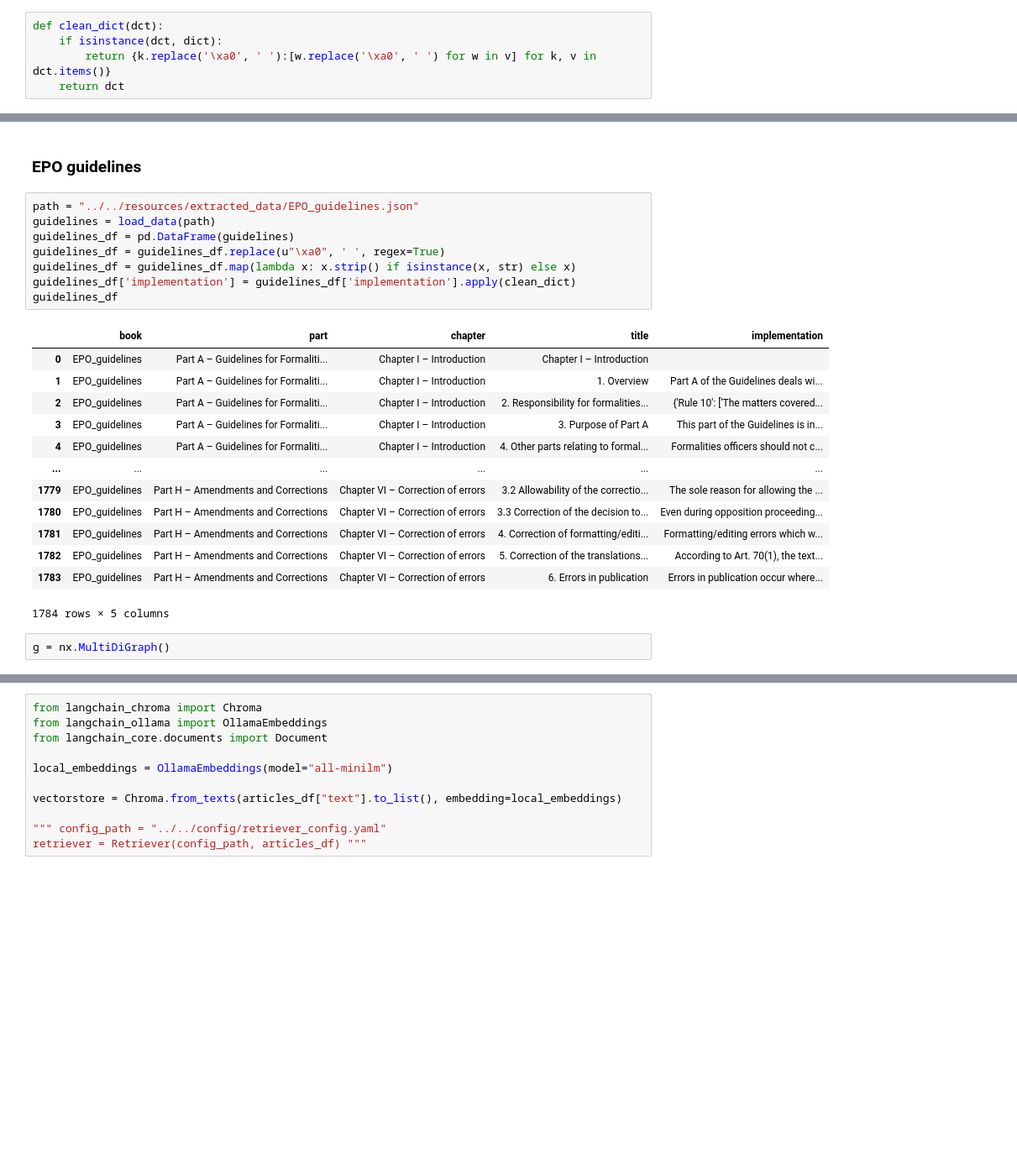
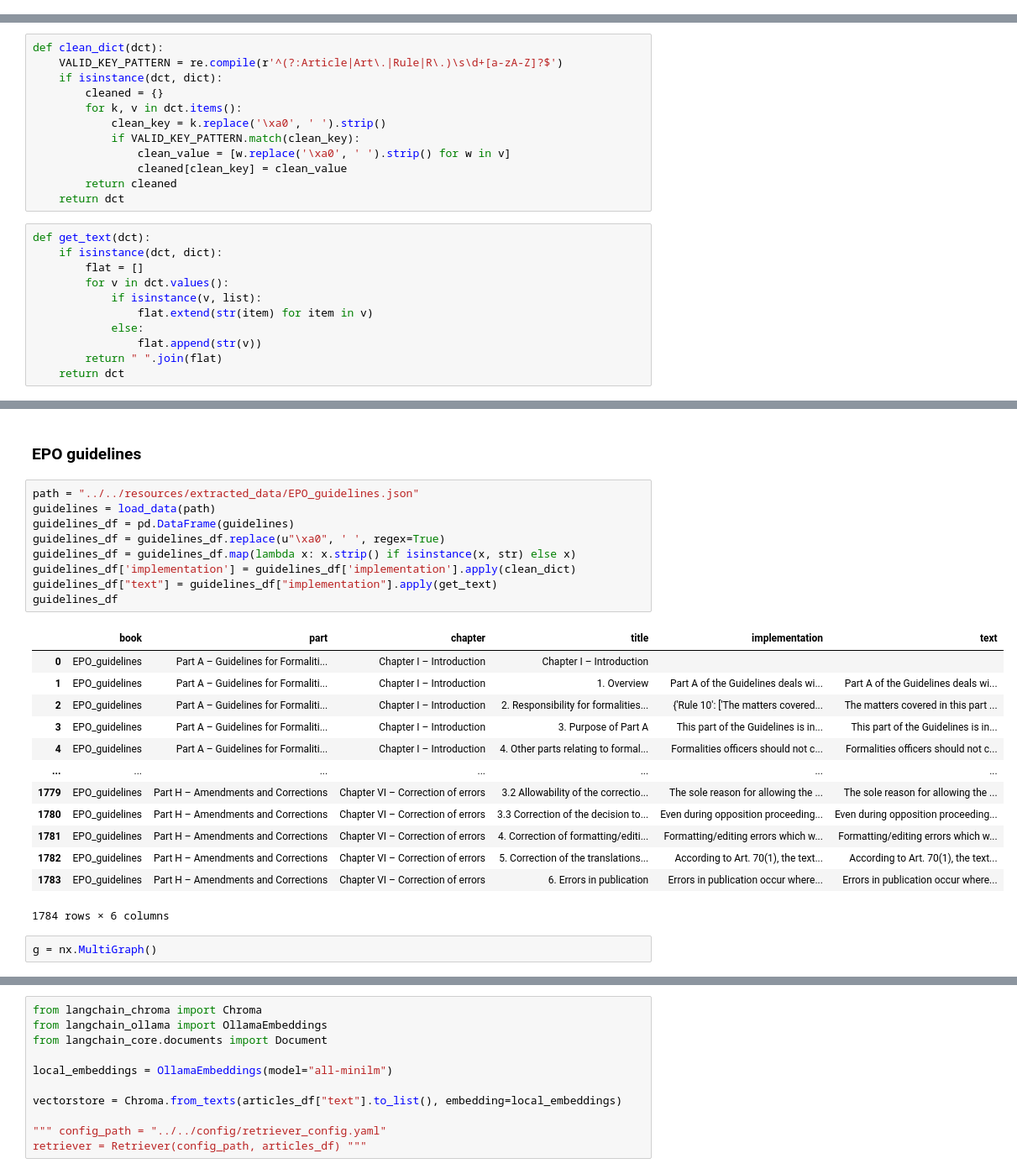
Before and after one commit to DesordreOrganise/PatentAssist, a Jupyter notebook: notebooks/preprocessing/preprocessing.ipynb, the cells around one changed output, grey strips where cells are left out. Shown at 84% size. Cells and saved outputs as stored; diff of their text form; blank space fills up the shorter version.

```diff
--- a/notebooks/preprocessing/preprocessing.ipynb
+++ b/notebooks/preprocessing/preprocessing.ipynb
@@ -25,6 +55 @@ def clean_list(lst):
     return lst
-# %%
-def clean_dict(dct):
-    if isinstance(dct, dict):
-        return {k.replace('\xa0', ' '):[w.replace('\xa0', ' ') for w in v] for k, v in dct.items()}
-    return dct
@@ -35,3 +56,26 @@ def get_base_id(id: str) -> str:
+# %%
+def clean_dict(dct):
+    VALID_KEY_PATTERN = re.compile(r'^(?:Article|Art\.|Rule|R\.)\s\d+[a-zA-Z]?$')
+    if isinstance(dct, dict):
+        cleaned = {}
+        for k, v in dct.items():
+            clean_key = k.replace('\xa0', ' ').strip()
+            if VALID_KEY_PATTERN.match(clean_key):
+                clean_value = [w.replace('\xa0', ' ').strip() for w in v]
+                cleaned[clean_key] = clean_value
+        return cleaned
+    return dct
+# %%
+def get_text(dct):
+    if isinstance(dct, dict):
+        flat = []
+        for v in dct.values():
+            if isinstance(v, list):
+                flat.extend(str(item) for item in v)
+            else:
+                flat.append(str(v))
+        return " ".join(flat)
+    return dct
 # %% [markdown]
 ## Main
 # %% [markdown]
@@ -87,24 +131,25 @@ rules_df
 # %%
 path = "../../resources/extracted_data/EPO_guidelines.json"
 guidelines = load_data(path)
 guidelines_df = pd.DataFrame(guidelines)
 guidelines_df = guidelines_df.replace(u"\xa0", ' ', regex=True)
 guidelines_df = guidelines_df.map(lambda x: x.strip() if isinstance(x, str) else x)
 guidelines_df['implementation'] = guidelines_df['implementation'].apply(clean_dict)
+guidelines_df["text"] = guidelines_df["implementation"].apply(get_text)
 guidelines_df
 # %% [output]
-|  | book | part | chapter | title | implementation |
-| 0 | EPO_guidelines | Part A – Guidelines for Formaliti... | Chapter I – Introduction | Chapter I – Introduction |  |
-| 1 | EPO_guidelines | Part A – Guidelines for Formaliti... | Chapter I – Introduction | 1. Overview | Part A of the Guidelines deals wi... |
-| 2 | EPO_guidelines | Part A – Guidelines for Formaliti... | Chapter I – Introduction | 2. Responsibility for formalities... | {'Rule 10': ['The matters covered... |
-| 3 | EPO_guidelines | Part A – Guidelines for Formaliti... | Chapter I – Introduction | 3. Purpose of Part A | This part of the Guidelines is in... |
-| 4 | EPO_guidelines | Part A – Guidelines for Formaliti... | Chapter I – Introduction | 4. Other parts relating to formal... | Formalities officers should not c... |
-| ... | ... | ... | ... | ... | ... |
-| 1779 | EPO_guidelines | Part H – Amendments and Corrections | Chapter VI – Correction of errors | 3.2 Allowability of the correctio... | The sole reason for allowing the ... |
-| 1780 | EPO_guidelines | Part H – Amendments and Corrections | Chapter VI – Correction of errors | 3.3 Correction of the decision to... | Even during opposition proceeding... |
-| 1781 | EPO_guidelines | Part H – Amendments and Corrections | Chapter VI – Correction of errors | 4. Correction of formatting/editi... | Formatting/editing errors which w... |
-| 1782 | EPO_guidelines | Part H – Amendments and Corrections | Chapter VI – Correction of errors | 5. Correction of the translations... | According to Art. 70(1), the text... |
-| 1783 | EPO_guidelines | Part H – Amendments and Corrections | Chapter VI – Correction of errors | 6. Errors in publication | Errors in publication occur where... |
+|  | book | part | chapter | title | implementation | text |
+| 0 | EPO_guidelines | Part A – Guidelines for Formaliti... | Chapter I – Introduction | Chapter I – Introduction |  |  |
+| 1 | EPO_guidelines | Part A – Guidelines for Formaliti... | Chapter I – Introduction | 1. Overview | Part A of the Guidelines deals wi... | Part A of the Guidelines deals wi... |
+| 2 | EPO_guidelines | Part A – Guidelines for Formaliti... | Chapter I – Introduction | 2. Responsibility for formalities... | {'Rule 10': ['The matters covered... | The matters covered in this part ... |
+| 3 | EPO_guidelines | Part A – Guidelines for Formaliti... | Chapter I – Introduction | 3. Purpose of Part A | This part of the Guidelines is in... | This part of the Guidelines is in... |
+| 4 | EPO_guidelines | Part A – Guidelines for Formaliti... | Chapter I – Introduction | 4. Other parts relating to formal... | Formalities officers should not c... | Formalities officers should not c... |
+| ... | ... | ... | ... | ... | ... | ... |
+| 1779 | EPO_guidelines | Part H – Amendments and Corrections | Chapter VI – Correction of errors | 3.2 Allowability of the correctio... | The sole reason for allowing the ... | The sole reason for allowing the ... |
+| 1780 | EPO_guidelines | Part H – Amendments and Corrections | Chapter VI – Correction of errors | 3.3 Correction of the decision to... | Even during opposition proceeding... | Even during opposition proceeding... |
+| 1781 | EPO_guidelines | Part H – Amendments and Corrections | Chapter VI – Correction of errors | 4. Correction of formatting/editi... | Formatting/editing errors which w... | Formatting/editing errors which w... |
+| 1782 | EPO_guidelines | Part H – Amendments and Corrections | Chapter VI – Correction of errors | 5. Correction of the translations... | According to Art. 70(1), the text... | According to Art. 70(1), the text... |
+| 1783 | EPO_guidelines | Part H – Amendments and Corrections | Chapter VI – Correction of errors | 6. Errors in publication | Errors in publication occur where... | Errors in publication occur where... |
-1784 rows × 5 columns
+1784 rows × 6 columns
 # %%
-g = nx.MultiDiGraph()
+g = nx.MultiGraph()
```
Also changed, not shown: parts of 9 cells of this notebook, 3 other files.
